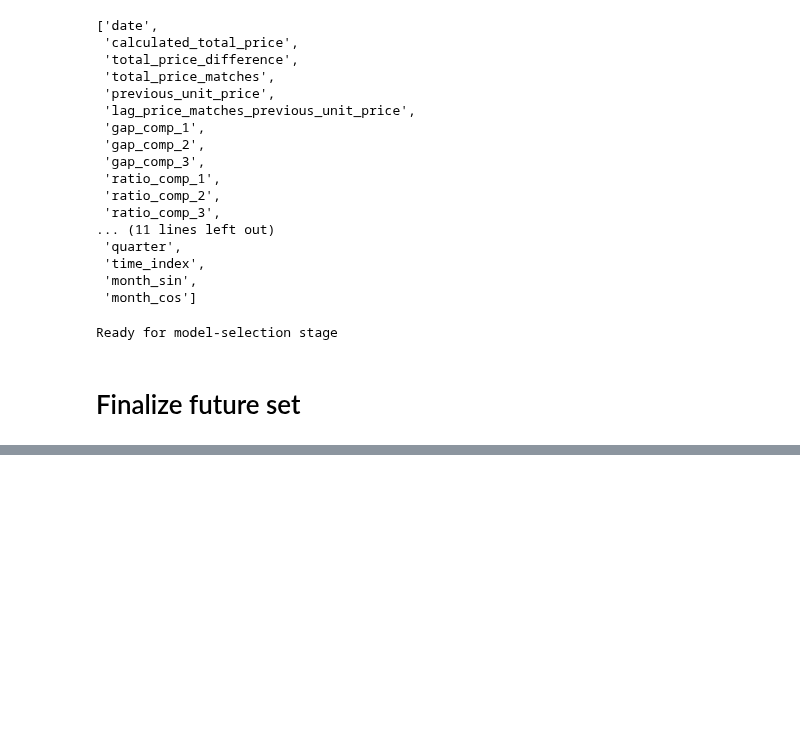
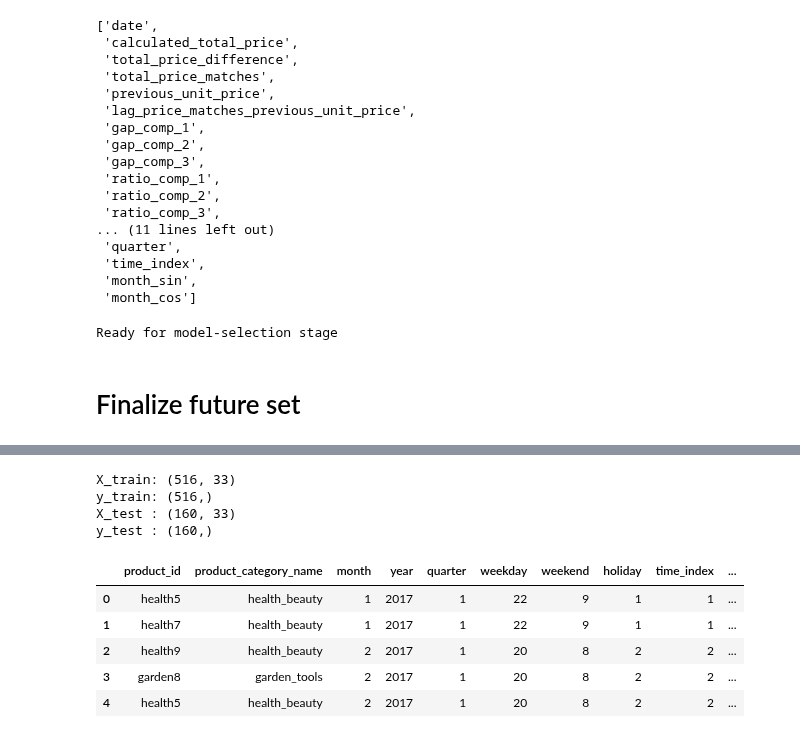
Before and after one commit to awwashreeadarsh19/Intern-project_1-Retail_Pricing, a Jupyter notebook: main.ipynb, the cells around one changed output, grey strips where cells are left out. Drawn from its saved outputs; the diff is of its cells as text; code cells hidden in the pictures; blank space fills up the shorter version.

```diff
--- a/main.ipynb
+++ b/main.ipynb
@@ -3292,0 +3481,28 @@ Ready for model-selection stage
+# %%
+# CREATE TRAIN / TEST DATA
+
+X_train = train_df[feature_columns].copy()
+y_train = train_df[target].copy()
+
+X_test = test_df[feature_columns].copy()
+y_test = test_df[target].copy()
+
+print("X_train:", X_train.shape)
+print("y_train:", y_train.shape)
+
+print("X_test :", X_test.shape)
+print("y_test :", y_test.shape)
+# %% [output]
+X_train: (516, 33)
+y_train: (516,)
+X_test : (160, 33)
+y_test : (160,)
+# %%
+X_train.head()
+# %% [output]
+|  | product_id | product_category_name | month | year | quarter | weekday | weekend | holiday | time_index | ... |
+| 0 | health5 | health_beauty | 1 | 2017 | 1 | 22 | 9 | 1 | 1 | ... |
+| 1 | health7 | health_beauty | 1 | 2017 | 1 | 22 | 9 | 1 | 1 | ... |
+| 2 | health9 | health_beauty | 2 | 2017 | 1 | 20 | 8 | 2 | 2 | ... |
+| 3 | garden8 | garden_tools | 2 | 2017 | 1 | 20 | 8 | 2 | 2 | ... |
+| 4 | health5 | health_beauty | 2 | 2017 | 1 | 20 | 8 | 2 | 2 | ... |
```
Also changed, not shown: parts of 30 cells of this notebook.
